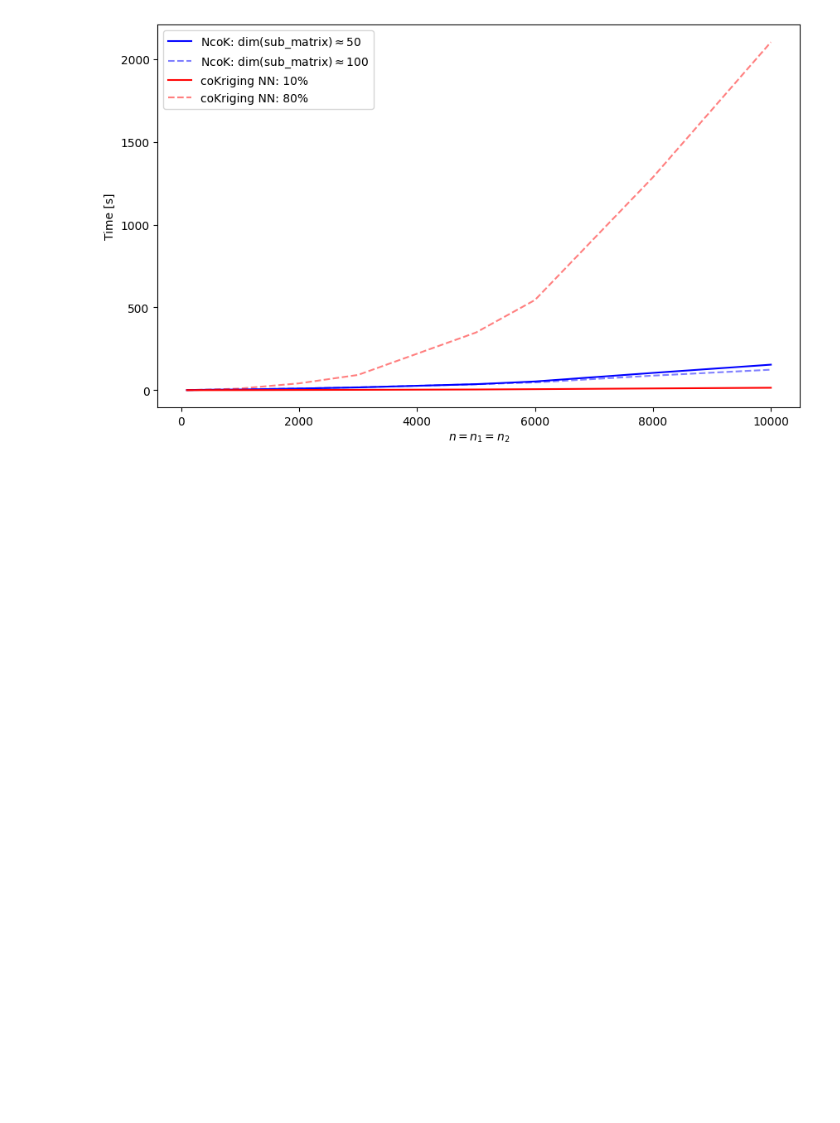
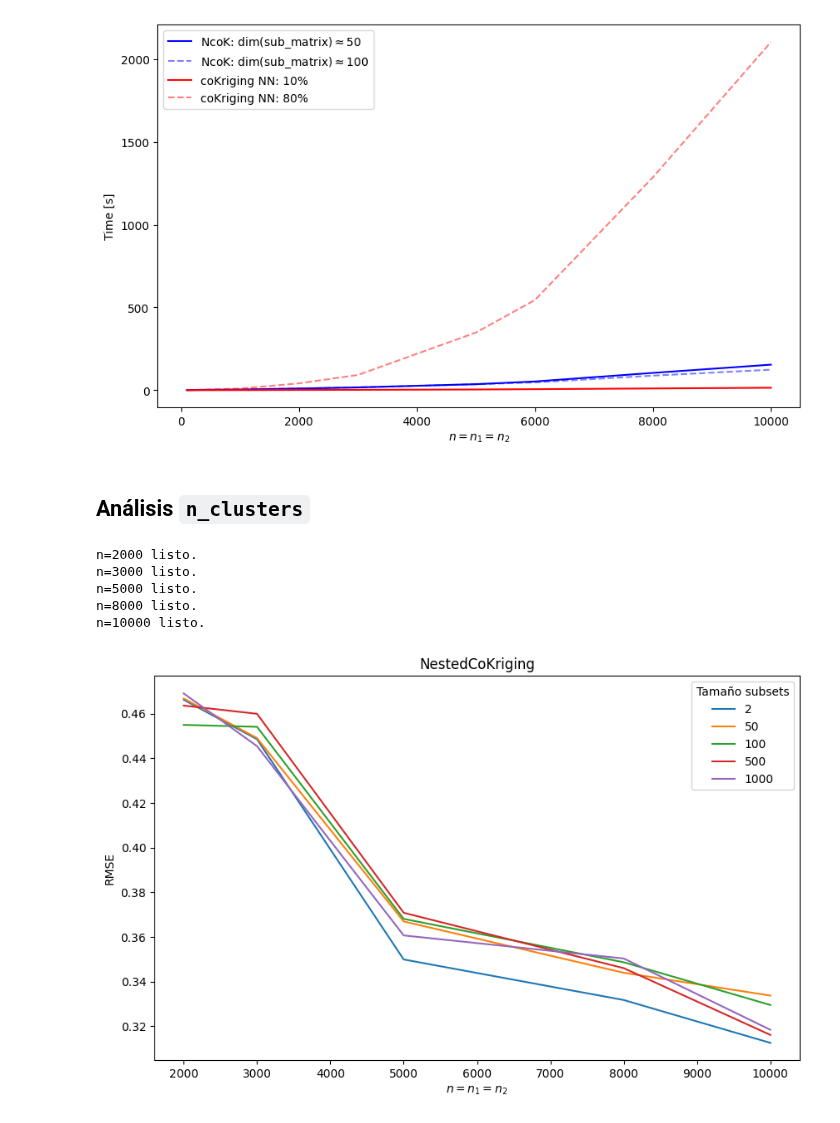
Before and after one commit to AlejandroVillazonG/NestedCoKriging, a Jupyter notebook: pruebas.ipynb, the cells around one changed output. Saved outputs shown, nothing was run; the diff lists cells and outputs as text; code cells hidden in the pictures; blank space fills up the shorter version.

```diff
--- a/pruebas.ipynb
+++ b/pruebas.ipynb
@@ -192,3 +181,58 @@ plt.legend()
 plt.xlabel(r'$n = n_1 = n_2$'); plt.ylabel('Time [s]');
 # %% [output]
 [figure]
+# %% [markdown]
+## Análisis `n_clusters`
+# %%
+times = []
+rmses = []
+num_iterations = 1
+
+ns = [2_000, 3_000, 5_000, 8_000, 10_000]
+dims_subsets = np.array([2, 50, 100, 500, 1_000])
+
+for n in ns:
+    RMSE_NcoK = np.zeros(len(dims_subsets))
+    time_NcoK = np.zeros(len(dims_subsets))
+
+    indices = np.random.choice(n_2, size=n, replace=False)
+    X_1_aux, Y_1_aux = X_1[indices], Y_1[indices]
+    X_2_aux, Y_2_aux = X_2[indices], Y_2[indices]
+
+    for _ in range(num_iterations):
+# NESTED CO KRIGING
+        for i, n_clusters in enumerate(n//dims_subsets):
+            start_time = time.time()
+            A_1 = gen_A(X_1_aux, n_clusters)
+            A_2 = gen_A(X_2_aux, n_clusters)
+            NcoK = NestedCoKriging(X_1_aux, X_2_aux, Y_1_aux, Y_2_aux, theta_1,
+                                   theta_2, theta_12, nu_1, nu_2, nu_12, rho_12)
+            Y_pred = NcoK.predict(X_test, A_1, A_2)
+            end_time = time.time()
+
+            time_NcoK[i] += (end_time - start_time)
+            RMSE_NcoK[i] += root_mean_squared_error(Y_pred, Y_test)
+
+    rmses.append(RMSE_NcoK / num_iterations)
+    times.append(time_NcoK / num_iterations)
+    print(f'{n=} listo.')
+
+rmses = np.array(rmses)
+times = np.array(times)
+# %% [output]
+n=2000 listo.
+n=3000 listo.
+n=5000 listo.
+n=8000 listo.
+n=10000 listo.
+# %%
+plt.figure(figsize=(10, 6))
+
+for i, dim_subsets in enumerate(dims_subsets):
+    plt.plot(ns, rmses[:, i], label=f'{dim_subsets}')
+
+plt.legend(title='Tamaño subsets')
+plt.title('NestedCoKriging')
+plt.xlabel(r'$n = n_1 = n_2$'); plt.ylabel('RMSE');
+# %% [output]
+[figure, added]
```
Also changed, not shown: parts of 36 cells of this notebook, 2 other files.
